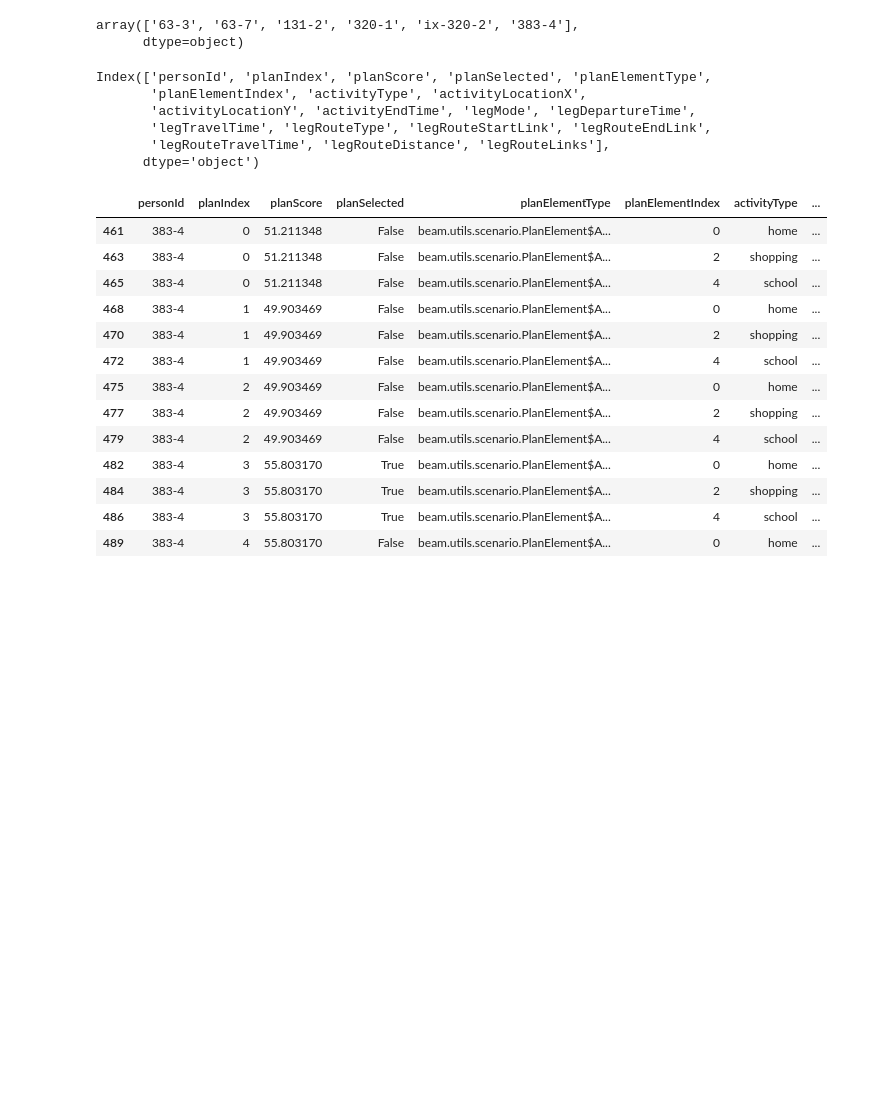
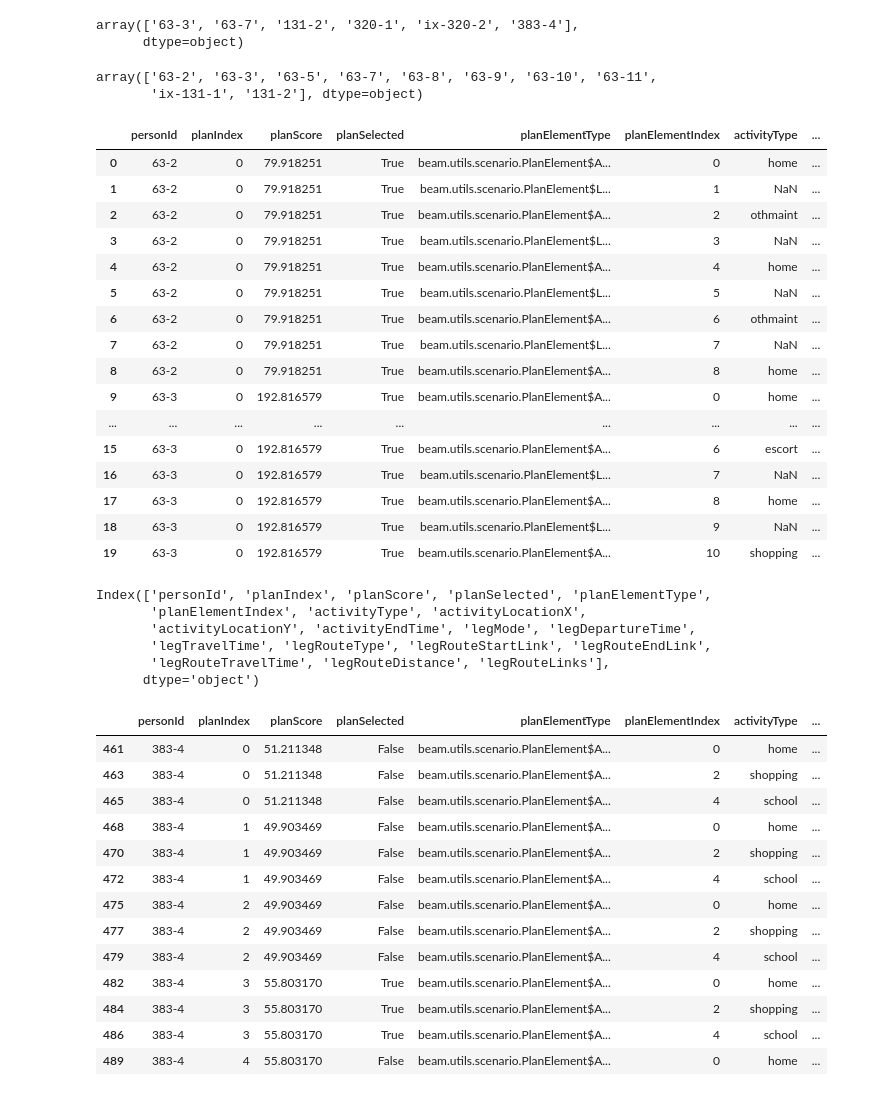
Before and after one commit to vsgo222/beam, a Jupyter notebook: output_analysis/Comparison across iterations.ipynb, the cells around one changed output. Cells and saved outputs as stored; diff of their text form; code cells hidden in the pictures; blank space fills up the shorter version.

Commit message:
calibration

```diff
--- a/output_analysis/Comparison across iterations.ipynb
+++ b/output_analysis/Comparison across iterations.ipynb
@@ -4,7 +4,7 @@ import numpy as np
 import os
 from pathlib import Path
 # %%
-sim_output="updated-mc-coefficient-new-tpcm-utility-calculation-trial-2__hsp"
+sim_output="calibration-trial-4__hbd"
 # %%
 null_modes=pd.read_csv('Temp/null_modes.csv')
 null_mode_agents=null_modes.personId.unique()[0:5]
@@ -14,6 +14,33 @@ null_mode_agents
 # %% [output]
 array(['63-3', '63-7', '131-2', '320-1', 'ix-320-2', '383-4'],
       dtype=object)
+# %%
+plans_iter_0=pd.read_csv('../output/SF_TourPurposeChoiceModel/'+sim_output+'/ITERS/it.0/0.plans.csv.gz')
+
+plans_iter_0['personId'].unique()[0:10]
+# %% [output]
+array(['63-2', '63-3', '63-5', '63-7', '63-8', '63-9', '63-10', '63-11',
+       'ix-131-1', '131-2'], dtype=object)
+# %%
+plans_iter_0.head(20)
+# %% [output]
+|  | personId | planIndex | planScore | planSelected | planElementType | planElementIndex | activityType | ... |
+| 0 | 63-2 | 0 | 79.918251 | True | beam.utils.scenario.PlanElement$A... | 0 | home | ... |
+| 1 | 63-2 | 0 | 79.918251 | True | beam.utils.scenario.PlanElement$L... | 1 | NaN | ... |
+| 2 | 63-2 | 0 | 79.918251 | True | beam.utils.scenario.PlanElement$A... | 2 | othmaint | ... |
+| 3 | 63-2 | 0 | 79.918251 | True | beam.utils.scenario.PlanElement$L... | 3 | NaN | ... |
+| 4 | 63-2 | 0 | 79.918251 | True | beam.utils.scenario.PlanElement$A... | 4 | home | ... |
+| 5 | 63-2 | 0 | 79.918251 | True | beam.utils.scenario.PlanElement$L... | 5 | NaN | ... |
+| 6 | 63-2 | 0 | 79.918251 | True | beam.utils.scenario.PlanElement$A... | 6 | othmaint | ... |
+| 7 | 63-2 | 0 | 79.918251 | True | beam.utils.scenario.PlanElement$L... | 7 | NaN | ... |
+| 8 | 63-2 | 0 | 79.918251 | True | beam.utils.scenario.PlanElement$A... | 8 | home | ... |
+| 9 | 63-3 | 0 | 192.816579 | True | beam.utils.scenario.PlanElement$A... | 0 | home | ... |
+| ... | ... | ... | ... | ... | ... | ... | ... | ... |
+| 15 | 63-3 | 0 | 192.816579 | True | beam.utils.scenario.PlanElement$A... | 6 | escort | ... |
+| 16 | 63-3 | 0 | 192.816579 | True | beam.utils.scenario.PlanElement$L... | 7 | NaN | ... |
+| 17 | 63-3 | 0 | 192.816579 | True | beam.utils.scenario.PlanElement$A... | 8 | home | ... |
+| 18 | 63-3 | 0 | 192.816579 | True | beam.utils.scenario.PlanElement$L... | 9 | NaN | ... |
+| 19 | 63-3 | 0 | 192.816579 | True | beam.utils.scenario.PlanElement$A... | 10 | shopping | ... |
 # %%
 plans_iter_0=pd.read_csv('../output/SF_TourPurposeChoiceModel/'+sim_output+'/ITERS/it.0/0.plans.csv.gz')
 plans_iter_0=plans_iter_0[plans_iter_0['personId'].isin(null_mode_agents)]
```
Also changed, not shown: parts of 8 cells of this notebook, 16 other files.
